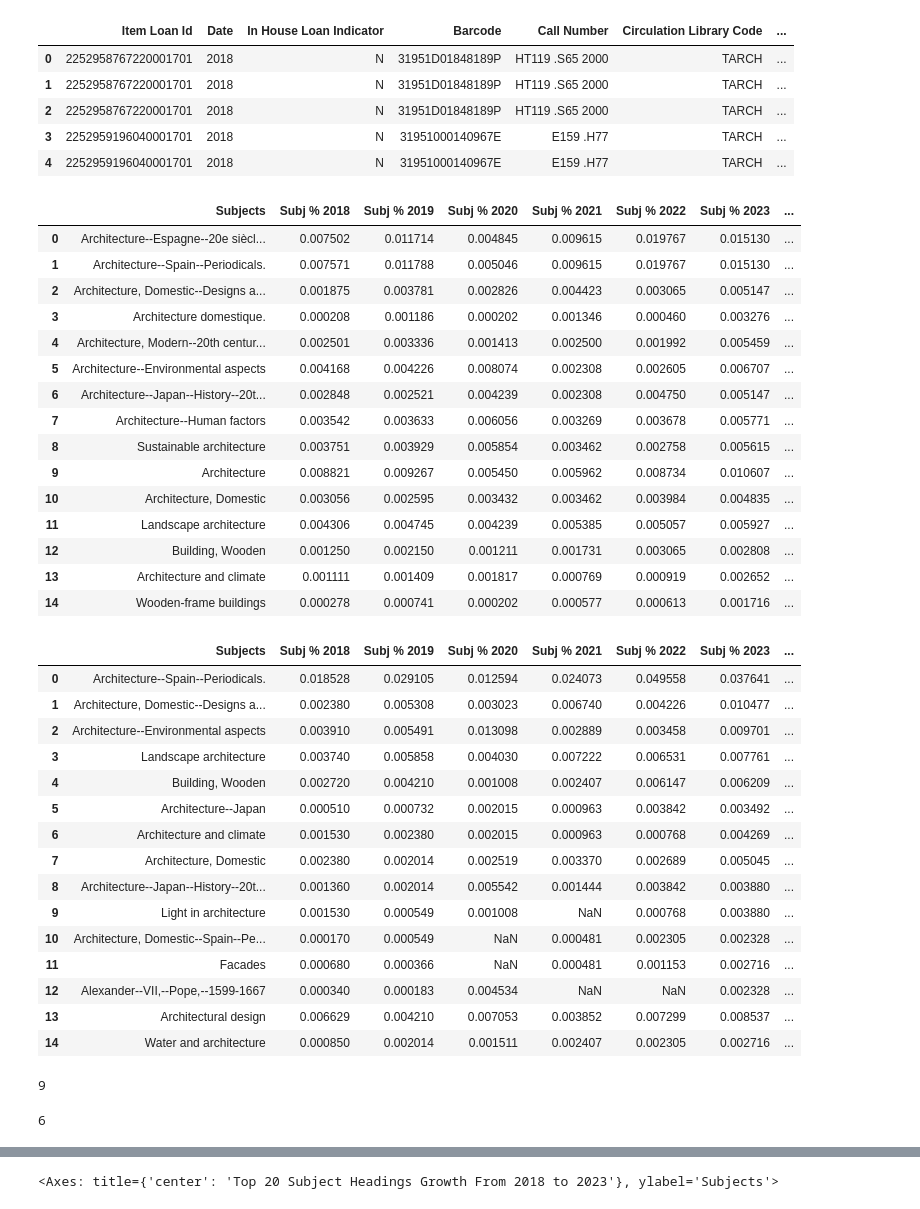
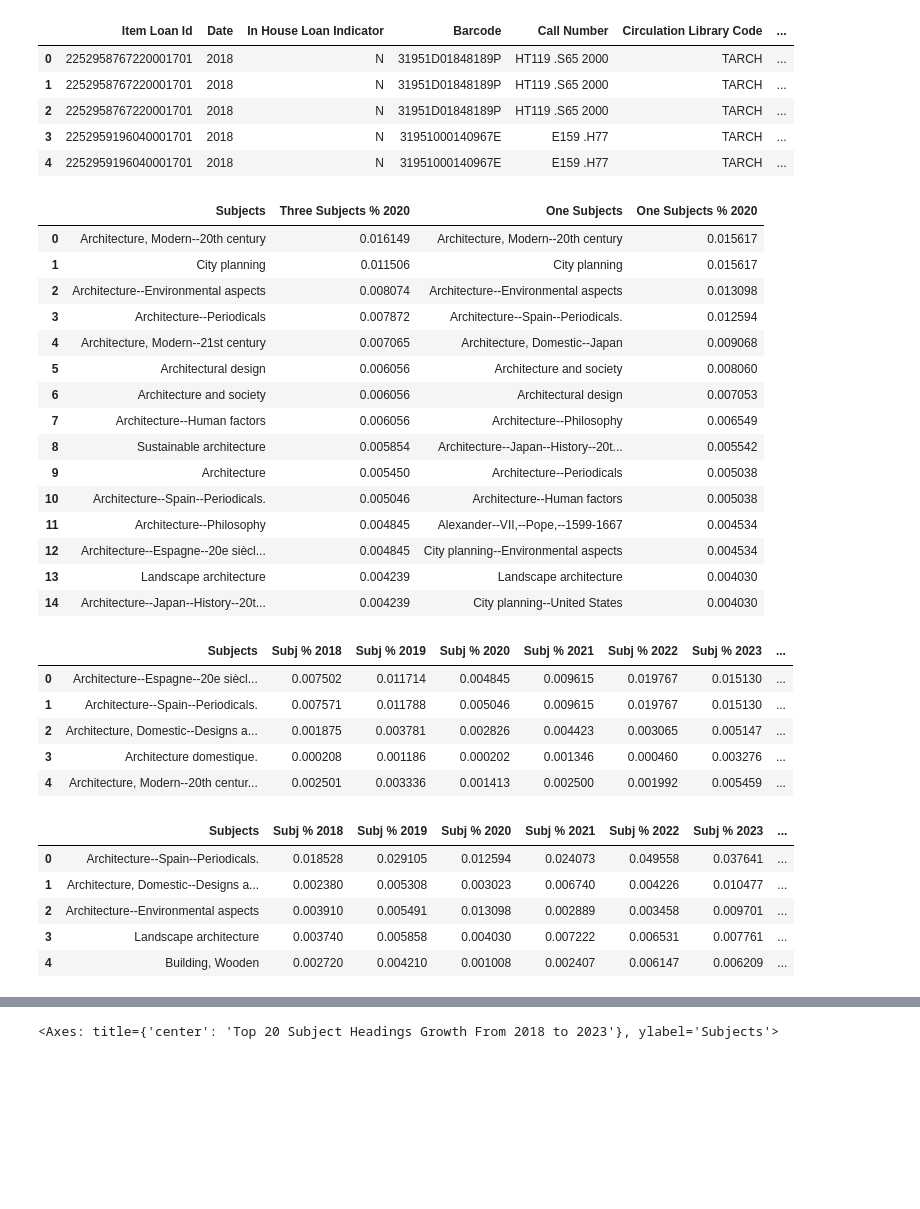
Before and after one commit to senderrr/Architecture, a Jupyter notebook: ArchitectureNotebookArticlePlots.ipynb, the cells around one changed output, grey strips where cells are left out. Saved outputs shown, nothing was run; the diff lists cells and outputs as text; code cells hidden in the pictures; blank space fills up the shorter version.

```diff
--- a/ArchitectureNotebookArticlePlots.ipynb
+++ b/ArchitectureNotebookArticlePlots.ipynb
@@ -38,6 +38,44 @@ three_df.head(5)
 | 2 | 2252958767220001701 | 2018 | N | 31951D01848189P | HT119 .S65 2000 | TARCH | ... |
 | 3 | 2252959196040001701 | 2018 | N | 31951000140967E | E159 .H77 | TARCH | ... |
 | 4 | 2252959196040001701 | 2018 | N | 31951000140967E | E159 .H77 | TARCH | ... |
+# %%
+three2020 = diff_three_df2023
+three2020 = three2020[['Subjects', 'Subj % 2020']]
+three2020 = three2020.rename(columns={'Subj % 2020': 'Three Subjects % 2020'})
+three2020 = three2020.sort_values('Three Subjects % 2020', ascending=False).reset_index(drop=True)
+
+
+
+
+one2020 = diff_one_df2023
+one2020 = one2020[['Subjects', 'Subj % 2020']]
+one2020 = one2020.rename(columns={'Subjects': 'One Subjects', 'Subj % 2020': 'One Subjects % 2020'})
+one2020 = one2020.sort_values('One Subjects % 2020', ascending=False).reset_index(drop=True)
+
+
+
+
+#comp_df = pd.merge(three2023, one2023, how='left', on='Subjects')
+comp_df2020 = pd.concat([three2020, one2020], axis=1)
+comp_df2020 = comp_df2020.head(15)
+comp_df2020
+# %% [output]
+|  | Subjects | Three Subjects % 2020 | One Subjects | One Subjects % 2020 |
+| 0 | Architecture, Modern--20th century | 0.016149 | Architecture, Modern--20th century | 0.015617 |
+| 1 | City planning | 0.011506 | City planning | 0.015617 |
+| 2 | Architecture--Environmental aspects | 0.008074 | Architecture--Environmental aspects | 0.013098 |
+| 3 | Architecture--Periodicals | 0.007872 | Architecture--Spain--Periodicals. | 0.012594 |
+| 4 | Architecture, Modern--21st century | 0.007065 | Architecture, Domestic--Japan | 0.009068 |
+| 5 | Architectural design | 0.006056 | Architecture and society | 0.008060 |
+| 6 | Architecture and society | 0.006056 | Architectural design | 0.007053 |
+| 7 | Architecture--Human factors | 0.006056 | Architecture--Philosophy | 0.006549 |
+| 8 | Sustainable architecture | 0.005854 | Architecture--Japan--History--20t... | 0.005542 |
+| 9 | Architecture | 0.005450 | Architecture--Periodicals | 0.005038 |
+| 10 | Architecture--Spain--Periodicals. | 0.005046 | Architecture--Human factors | 0.005038 |
+| 11 | Architecture--Philosophy | 0.004845 | Alexander--VII,--Pope,--1599-1667 | 0.004534 |
+| 12 | Architecture--Espagne--20e siècl... | 0.004845 | City planning--Environmental aspects | 0.004534 |
+| 13 | Landscape architecture | 0.004239 | Landscape architecture | 0.004030 |
+| 14 | Architecture--Japan--History--20t... | 0.004239 | City planning--United States | 0.004030 |
 # %%
 # Create a mask to subset data by year
 def Mask(year, df):
@@ -148,30 +175,26 @@ def DiffPerc(df, sort_year, order):
 
     return merged_df5
 # %%
-# sorted  by 2023 Diff 2018 on all there subjects (largest to smallest change)
+# Utilized DiffPerc function to create dataframe that generates growth statistics for each subject heading
+# This dataset is from the version that utilizes the first three subject headings
+# Sorted  by 2023 Diff 2018 on all there subjects (largest to smallest positive change)
+# Percentages are not actually a percentage. It is a decimal.
 diff_three_df2023 = DiffPerc(three_df, '2023 Diff 2018', False)
-diff_three_df2023.head(15)
+diff_three_df2023.head()
 # %% [output]
 |  | Subjects | Subj % 2018 | Subj % 2019 | Subj % 2020 | Subj % 2021 | Subj % 2022 | Subj % 2023 | ... |
 | 0 | Architecture--Espagne--20e siècl... | 0.007502 | 0.011714 | 0.004845 | 0.009615 | 0.019767 | 0.015130 | ... |
 | 1 | Architecture--Spain--Periodicals. | 0.007571 | 0.011788 | 0.005046 | 0.009615 | 0.019767 | 0.015130 | ... |
 | 2 | Architecture, Domestic--Designs a... | 0.001875 | 0.003781 | 0.002826 | 0.004423 | 0.003065 | 0.005147 | ... |
 | 3 | Architecture domestique. | 0.000208 | 0.001186 | 0.000202 | 0.001346 | 0.000460 | 0.003276 | ... |
 | 4 | Architecture, Modern--20th centur... | 0.002501 | 0.003336 | 0.001413 | 0.002500 | 0.001992 | 0.005459 | ... |
-| 5 | Architecture--Environmental aspects | 0.004168 | 0.004226 | 0.008074 | 0.002308 | 0.002605 | 0.006707 | ... |
-| 6 | Architecture--Japan--History--20t... | 0.002848 | 0.002521 | 0.004239 | 0.002308 | 0.004750 | 0.005147 | ... |
-| 7 | Architecture--Human factors | 0.003542 | 0.003633 | 0.006056 | 0.003269 | 0.003678 | 0.005771 | ... |
-| 8 | Sustainable architecture | 0.003751 | 0.003929 | 0.005854 | 0.003462 | 0.002758 | 0.005615 | ... |
-| 9 | Architecture | 0.008821 | 0.009267 | 0.005450 | 0.005962 | 0.008734 | 0.010607 | ... |
-| 10 | Architecture, Domestic | 0.003056 | 0.002595 | 0.003432 | 0.003462 | 0.003984 | 0.004835 | ... |
-| 11 | Landscape architecture | 0.004306 | 0.004745 | 0.004239 | 0.005385 | 0.005057 | 0.005927 | ... |
-| 12 | Building, Wooden | 0.001250 | 0.002150 | 0.001211 | 0.001731 | 0.003065 | 0.002808 | ... |
-| 13 | Architecture and climate | 0.001111 | 0.001409 | 0.001817 | 0.000769 | 0.000919 | 0.002652 | ... |
-| 14 | Wooden-frame buildings | 0.000278 | 0.000741 | 0.000202 | 0.000577 | 0.000613 | 0.001716 | ... |
 # %%
-# sorted  by 2023 Diff 2018 on only first subject (largest to smallest change)
+# Utilized DiffPerc function to create dataframe that generates growth statistics for each subject heading
+# This dataset is from the version that utilizes only the first subject heading
+# Sorted  by 2023 Diff 2018 on all there subjects (largest to smallest positive change)
+# We didn't end up using this one.
 diff_one_df2023 = DiffPerc(one_df, '2023 Diff 2018', False)
-diff_one_df2023.head(15)
+diff_one_df2023.head()
 # %% [output]
 |  | Subjects | Subj % 2018 | Subj % 2019 | Subj % 2020 | Subj % 2021 | Subj % 2022 | Subj % 2023 | ... |
 | 0 | Architecture--Spain--Periodicals. | 0.018528 | 0.029105 | 0.012594 | 0.024073 | 0.049558 | 0.037641 | ... |
@@ -179,21 +202,3 @@ diff_one_df2023.head(15)
 | 2 | Architecture--Environmental aspects | 0.003910 | 0.005491 | 0.013098 | 0.002889 | 0.003458 | 0.009701 | ... |
 | 3 | Landscape architecture | 0.003740 | 0.005858 | 0.004030 | 0.007222 | 0.006531 | 0.007761 | ... |
 | 4 | Building, Wooden | 0.002720 | 0.004210 | 0.001008 | 0.002407 | 0.006147 | 0.006209 | ... |
-| 5 | Architecture--Japan | 0.000510 | 0.000732 | 0.002015 | 0.000963 | 0.003842 | 0.003492 | ... |
-| 6 | Architecture and climate | 0.001530 | 0.002380 | 0.002015 | 0.000963 | 0.000768 | 0.004269 | ... |
-| 7 | Architecture, Domestic | 0.002380 | 0.002014 | 0.002519 | 0.003370 | 0.002689 | 0.005045 | ... |
-| 8 | Architecture--Japan--History--20t... | 0.001360 | 0.002014 | 0.005542 | 0.001444 | 0.003842 | 0.003880 | ... |
-| 9 | Light in architecture | 0.001530 | 0.000549 | 0.001008 | NaN | 0.000768 | 0.003880 | ... |
-| 10 | Architecture, Domestic--Spain--Pe... | 0.000170 | 0.000549 | NaN | 0.000481 | 0.002305 | 0.002328 | ... |
-| 11 | Facades | 0.000680 | 0.000366 | NaN | 0.000481 | 0.001153 | 0.002716 | ... |
-| 12 | Alexander--VII,--Pope,--1599-1667 | 0.000340 | 0.000183 | 0.004534 | NaN | NaN | 0.002328 | ... |
-| 13 | Architectural design | 0.006629 | 0.004210 | 0.007053 | 0.003852 | 0.007299 | 0.008537 | ... |
-| 14 | Water and architecture | 0.000850 | 0.002014 | 0.001511 | 0.002407 | 0.002305 | 0.002716 | ... |
-# %%
-len(three_df[(three_df['Subjects'] == 'Buildings--Remodeling for other use') & (three_df["Date"] == '2018')])
-# %% [output]
-9
-# %%
-len(three_df[(three_df['Subjects'] == 'Architects--Japan--Interviews.') & (three_df["Date"] == '2020')])
-# %% [output]
-6
```
Also changed, not shown: parts of 9 cells of this notebook.
